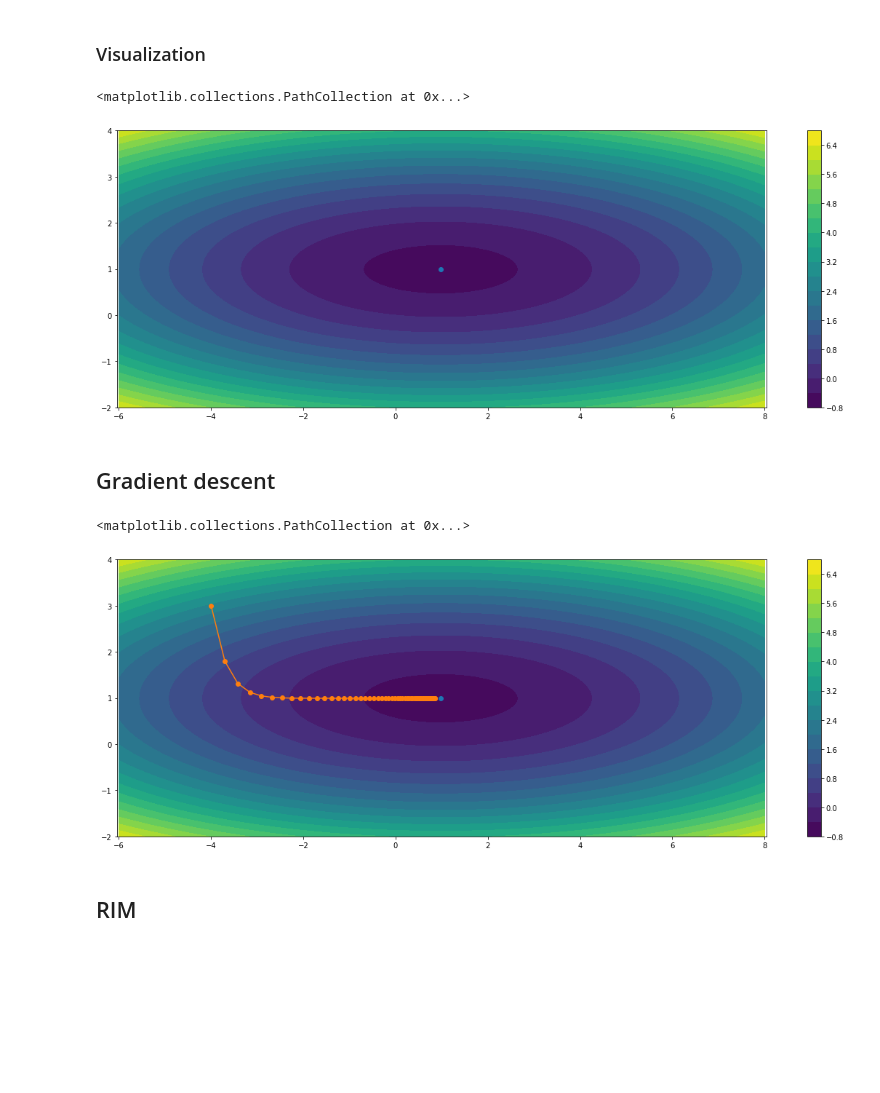
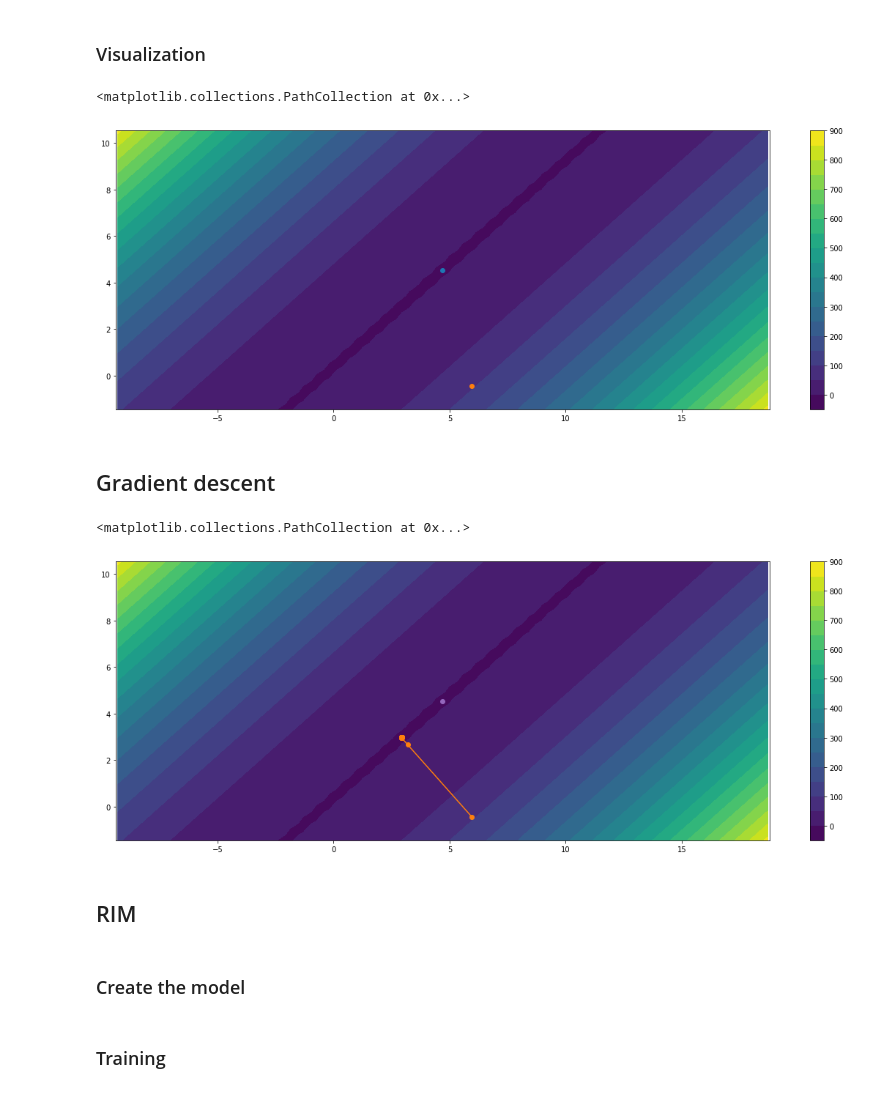
Before and after one commit to artix41/RIM-pytorch, a Jupyter notebook: rim-toy.ipynb, the cells around one changed output. Drawn from its saved outputs; the diff is of its cells as text; code cells hidden in the pictures; blank space fills up the shorter version.

```diff
--- a/rim-toy.ipynb
+++ b/rim-toy.ipynb
@@ -57,38 +80,48 @@ Z = np.apply_along_axis(lambda x: loss(x,data_y), 2, grid)
+# %%
+Z_grid = np.array([np.apply_along_axis(lambda x: loss(x, y, A), 2, g) for (y,A,g) in zip(Y_test, A_test, grid)])
 # %%
+i_example = 18
+
 plt.rcParams['figure.figsize'] = (20,7)
 plt.axis('equal')
 
-plt.contourf(X, Y, Z, 20)
+plt.contourf(X_grid[i_example], Y_grid[i_example], Z_grid[i_example], 20)
 plt.colorbar()
-plt.scatter(x_min[0], x_min[1])
+plt.scatter(X_min_test[i_example][0], X_min_test[i_example][1])
+plt.scatter(X0_test[i_example][0], X0_test[i_example][1])
 # %% [output]
 <matplotlib.collections.PathCollection at 0x...>
-[figure, old version]
+[figure, new version]
 # %% [markdown]
 ## Gradient descent
-# %%
-x0 = np.array([-4,3], dtype='float64')
-T = 60
-lr = 0.6
+# %%
+lr = 0.1
 # %%
-xt = x0.copy()
-list_xt_gd = [x0]
-for t in range(T):
-    xt = xt - lr * gradient(xt, data_y)
-    list_xt_gd.append(xt)
+list_xt_gd = []
+for (x0, y, A) in zip(X0_test, Y_test, A_test):
+    xt = x0.copy()
+    list_xt = [x0]
+    for t in range(1, time_max_gd):
+        xt = xt - lr * gradient(xt, y, A)
+        list_xt.append(xt)
+    list_xt_gd.append(list_xt)
 list_xt_gd = np.array(list_xt_gd)
 # %%
+i_example = 18
+
 plt.rcParams['figure.figsize'] = (20,7)
 plt.axis('equal')
 
-plt.contourf(X, Y, Z, 20)
-plt.colorbar();
-plt.scatter(x_min[0], x_min[1])
-plt.plot(list_xt_gd[:,0], list_xt_gd[:,1], color=colormap[1])
-plt.scatter(list_xt_gd[:,0], list_xt_gd[:,1])
+plt.contourf(X_grid[i_example], Y_grid[i_example], Z_grid[i_example], 20)
+plt.colorbar()
+plt.scatter(X_min_test[i_example][0], X_min_test[i_example][1], c=colormap[4])
+plt.scatter(X0_test[i_example][0], X0_test[i_example][1])
+
+plt.plot(list_xt_gd[i_example,:,0], list_xt_gd[i_example,:,1], color=colormap[1])
+plt.scatter(list_xt_gd[i_example,:,0], list_xt_gd[i_example,:,1], c=colormap[1])
 # %% [output]
 <matplotlib.collections.PathCollection at 0x...>
-[figure, old version]
+[figure, new version]
 # %% [markdown]
 ## RIM
 # %%
@@ -149,4 +184,6 @@ class RIM(nn.Module):
 
     def init_hidden(self):
         return Variable(torch.zeros(1, 1, self.hidden_size))
+# %% [markdown]
+### Create the model
 # %%
@@ -153,0 +191,2 @@ rim = RIM(4,2,10)
+# %% [markdown]
+### Training
```
Also changed, not shown: parts of 33 cells of this notebook.
